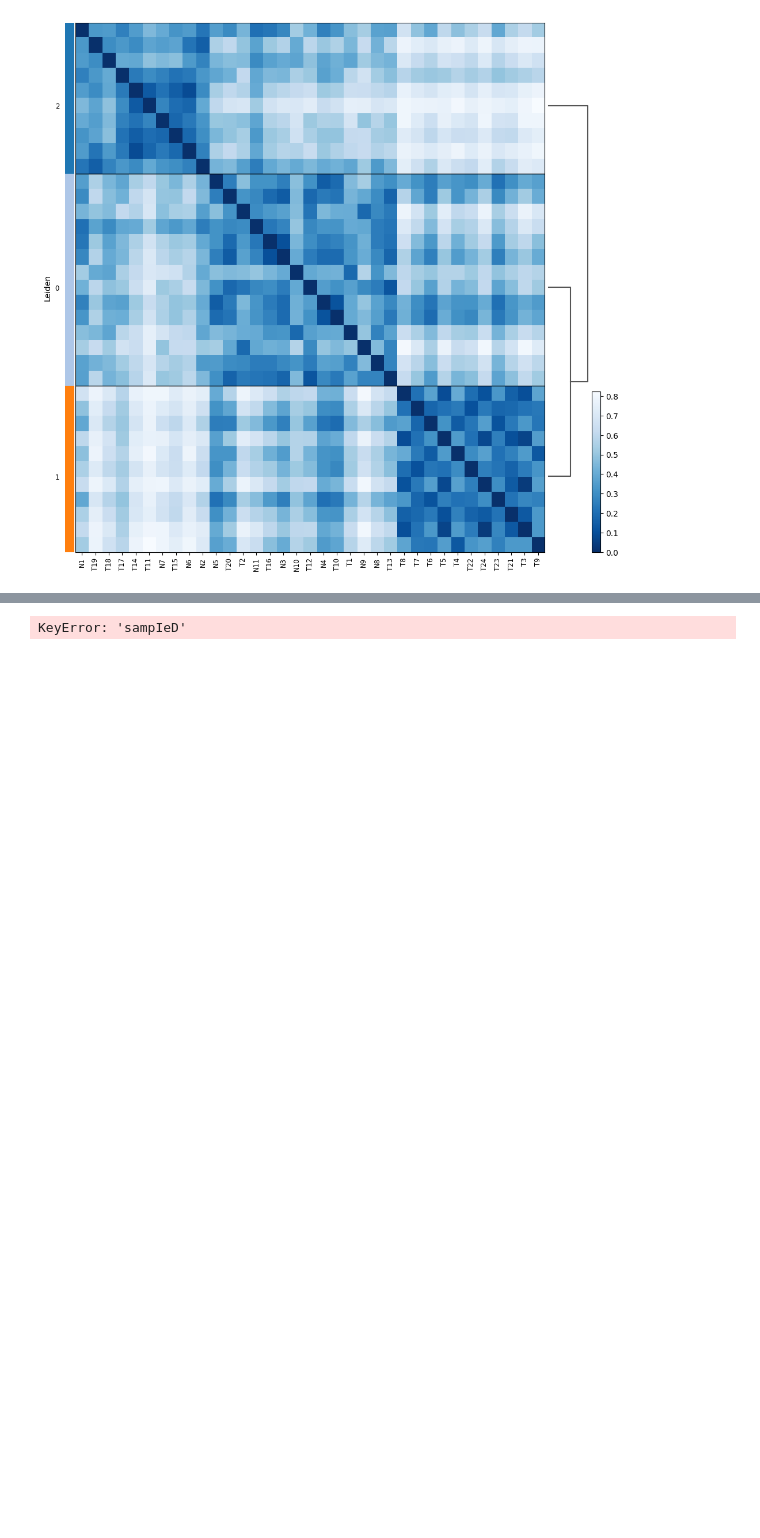
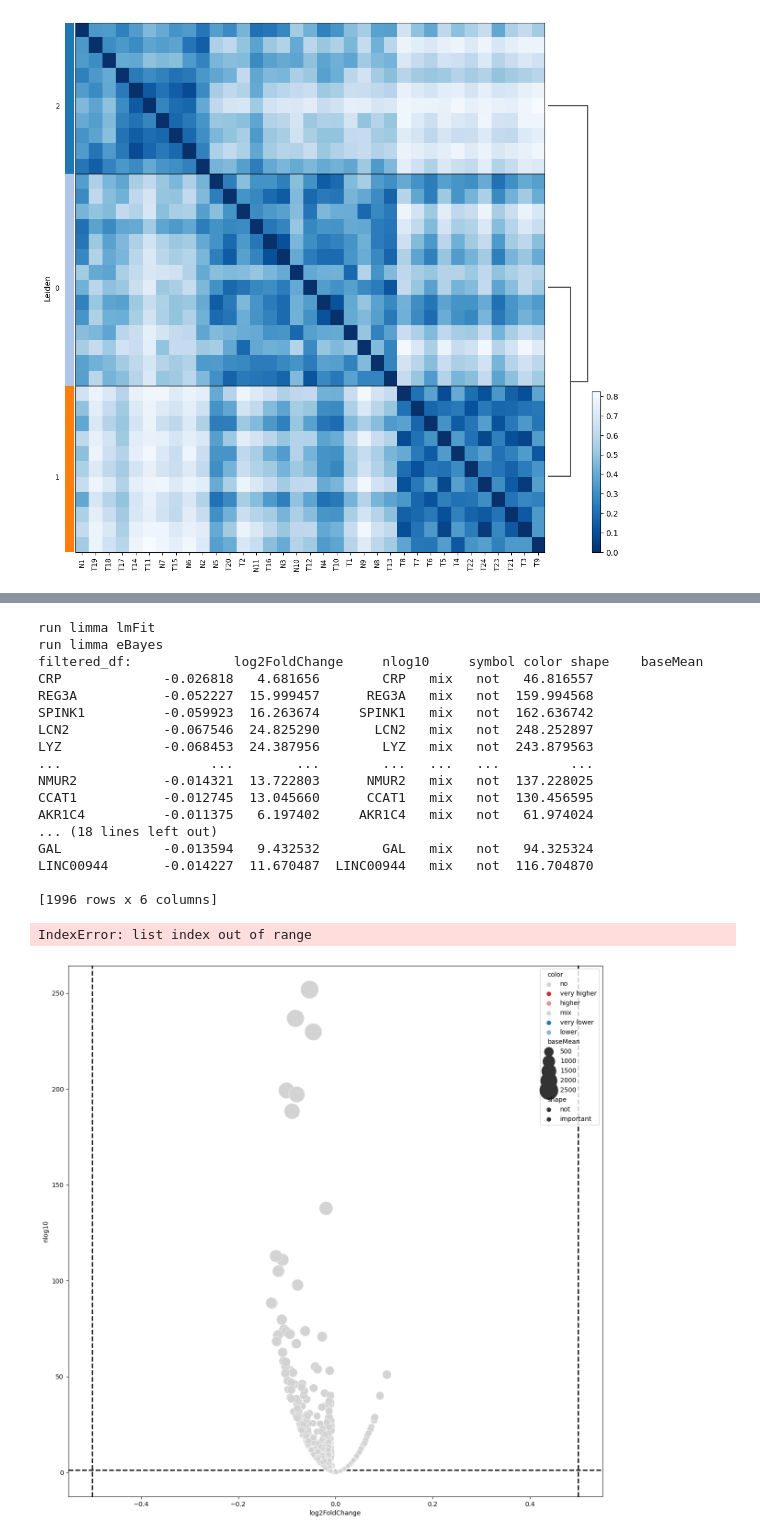
Before and after one commit to CharlieNotChaplin/PILOT, a Jupyter notebook: Tutorial/test.ipynb, the cells around one changed output, grey strips where cells are left out. Saved outputs shown, nothing was run; the diff lists cells and outputs as text; code cells hidden in the pictures; blank space fills up the shorter version.

Commit message:
Pure Verzweiflung. Updated tutorials for including various datasets, includes pydeseq version. Updated plotting, but that is irrelevannt

```diff
--- a/Tutorial/test.ipynb
+++ b/Tutorial/test.ipynb
@@ -44,16 +613,34 @@ proportion_df
 # %%
 cell_type = "Ductal cell type 1" #look at the Cells folder
-pl.tl.compute_diff_expressions(
+compute_diff_expressions2(
     adata,
     cell_type,
     proportion_df,
     fc_thr =  0.5,
     pval_thr = 0.05,
     group1 = 'Tumor 1',
     group2 = 'Tumor 2',
     sample_col = 'sampleID',
     col_cell = 'cell_types',
     )
 # %% [output]
-KeyError: 'sampIeD'
+run limma lmFit
+run limma eBayes
+filtered_df:             log2FoldChange     nlog10     symbol color shape    baseMean
+CRP             -0.026818   4.681656        CRP   mix   not   46.816557
+REG3A           -0.052227  15.999457      REG3A   mix   not  159.994568
+SPINK1          -0.059923  16.263674     SPINK1   mix   not  162.636742
+LCN2            -0.067546  24.825290       LCN2   mix   not  248.252897
+LYZ             -0.068453  24.387956        LYZ   mix   not  243.879563
+...                   ...        ...        ...   ...   ...         ...
+NMUR2           -0.014321  13.722803      NMUR2   mix   not  137.228025
+CCAT1           -0.012745  13.045660      CCAT1   mix   not  130.456595
+AKR1C4          -0.011375   6.197402     AKR1C4   mix   not   61.974024
+... (18 lines left out)
+GAL             -0.013594   9.432532        GAL   mix   not   94.325324
+LINC00944       -0.014227  11.670487  LINC00944   mix   not  116.704870
+
+[1996 rows x 6 columns]
+IndexError: list index out of range
+[figure, added]
 # %%
```
Also changed, not shown: parts of 11 cells of this notebook, 21 other files.
